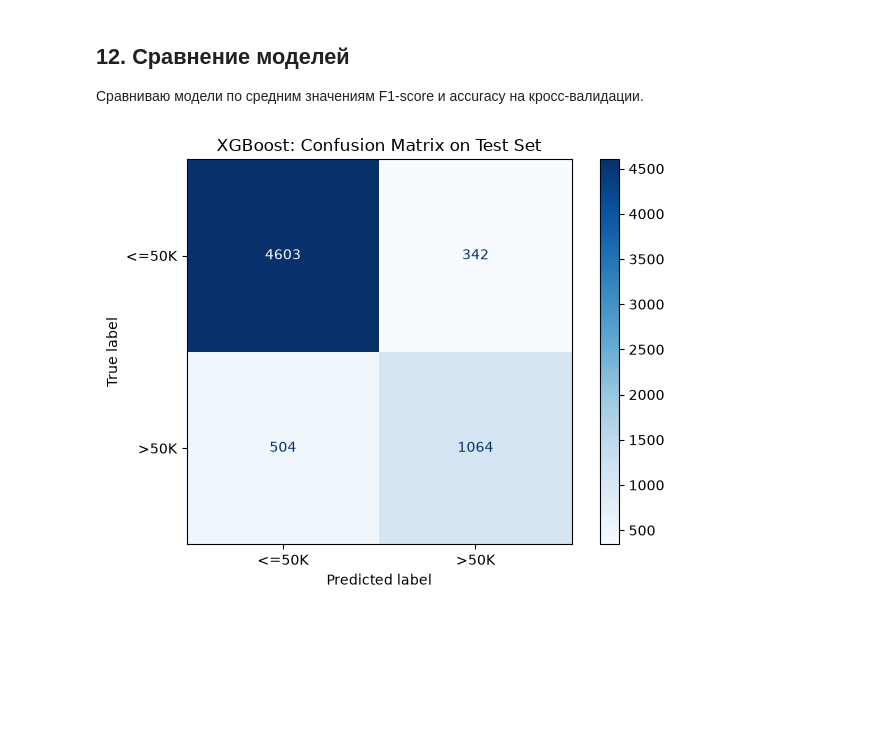
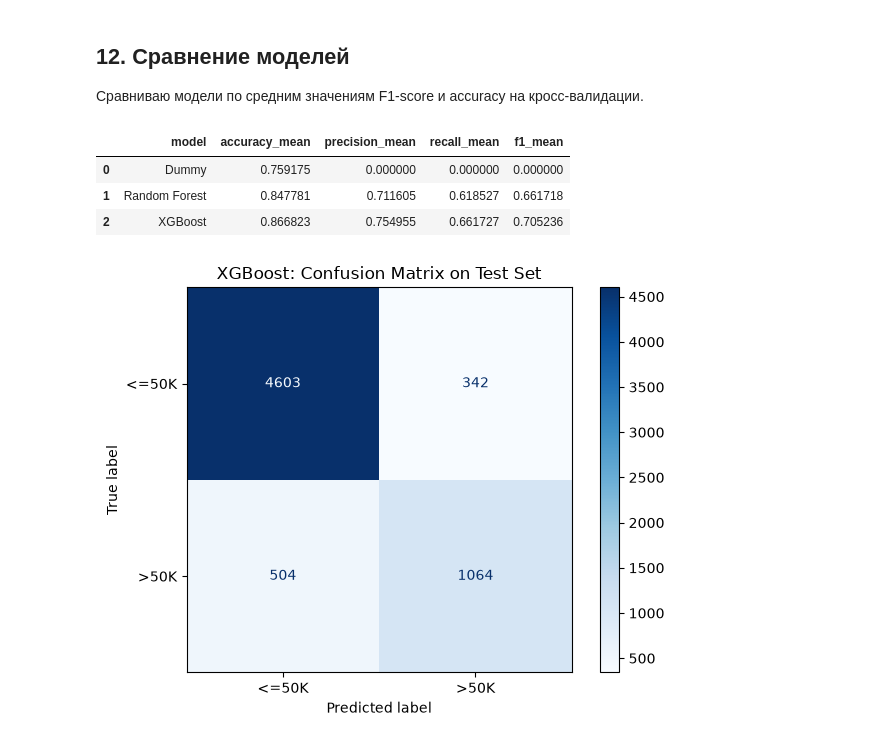
Before and after one commit to DaniDaniWeb/Adult-Income-Prediction, a Jupyter notebook: notebooks/01_eda_and_modeling.ipynb, the cells around one changed output. Cells and saved outputs as stored; diff of their text form; code cells hidden in the pictures; blank space fills up the shorter version.

Commit message:
Add precision and recall to model comparison

```diff
--- a/notebooks/01_eda_and_modeling.ipynb
+++ b/notebooks/01_eda_and_modeling.ipynb
@@ -359,3 +362,45 @@ import matplotlib.pyplot as plt
+# %%
+scoring = {
+    "accuracy": "accuracy",
+    "precision": make_scorer(precision_score, zero_division=0),
+    "recall": make_scorer(recall_score, zero_division=0),
+    "f1": "f1"
+}
+# %%
+models ={
+    "Dummy": dummy_pipeline,
+    "Random Forest": rf_pipeline,
+    "XGBoost": xgb_pipeline
+}
+# %%
+cv_results = []
+# %%
+for model_name, pipeline in models.items():
+    scores = cross_validate(
+        pipeline,
+        X_train,
+        y_train,
+        cv=cv,
+        scoring=scoring,
+        n_jobs=-1
+    )
+
+    cv_results.append({
+        "model": model_name,
+        "accuracy_mean": scores["test_accuracy"].mean(),
+        "precision_mean": scores["test_precision"].mean(),
+        "recall_mean": scores["test_recall"].mean(),
+        "f1_mean": scores["test_f1"].mean()
+    })
+# %%
+model_metrics = pd.DataFrame(cv_results)
+
+model_metrics
+# %% [output]
+|  | model | accuracy_mean | precision_mean | recall_mean | f1_mean |
+| 0 | Dummy | 0.759175 | 0.000000 | 0.000000 | 0.000000 |
+| 1 | Random Forest | 0.847781 | 0.711605 | 0.618527 | 0.661718 |
+| 2 | XGBoost | 0.866823 | 0.754955 | 0.661727 | 0.705236 |
 # %%
 cm = confusion_matrix(y_test, y_pred)
 display = ConfusionMatrixDisplay(
```
Also changed, not shown: parts of 5 cells of this notebook, 2 other files.
